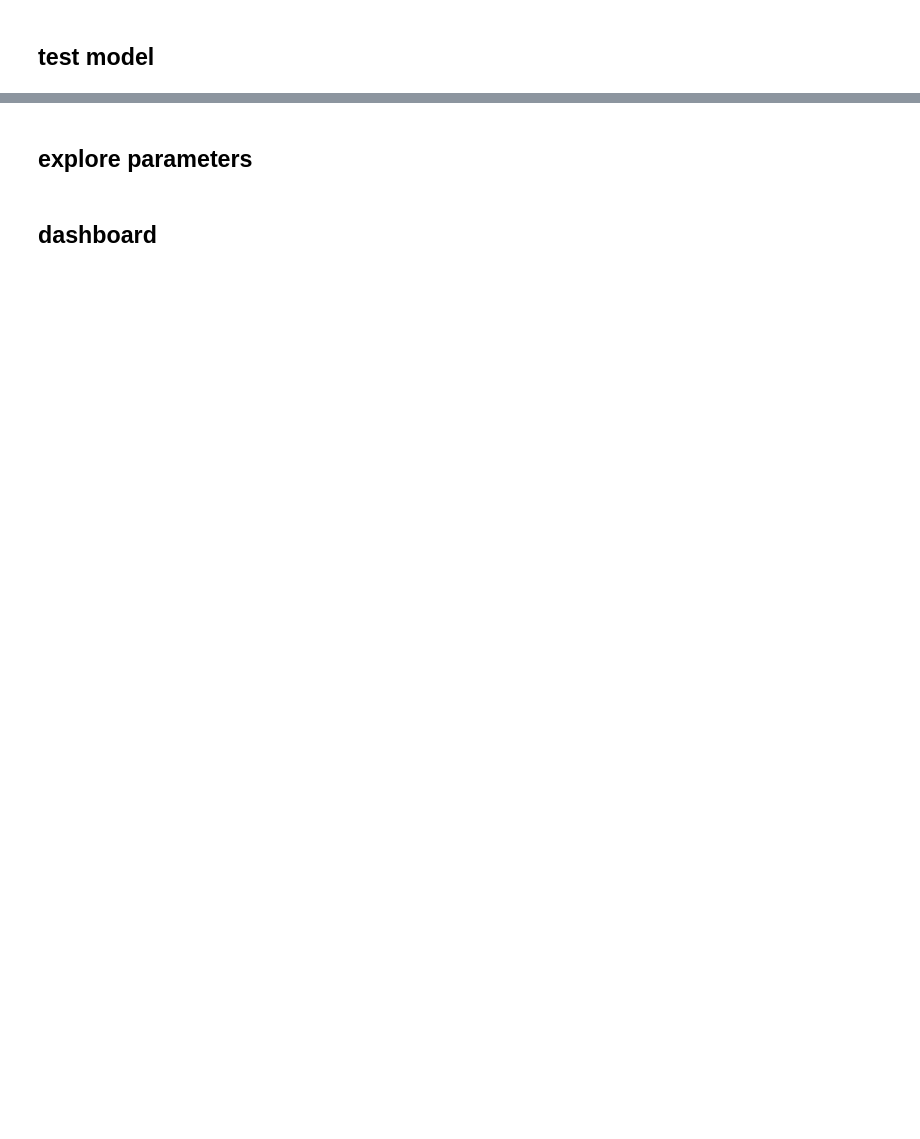
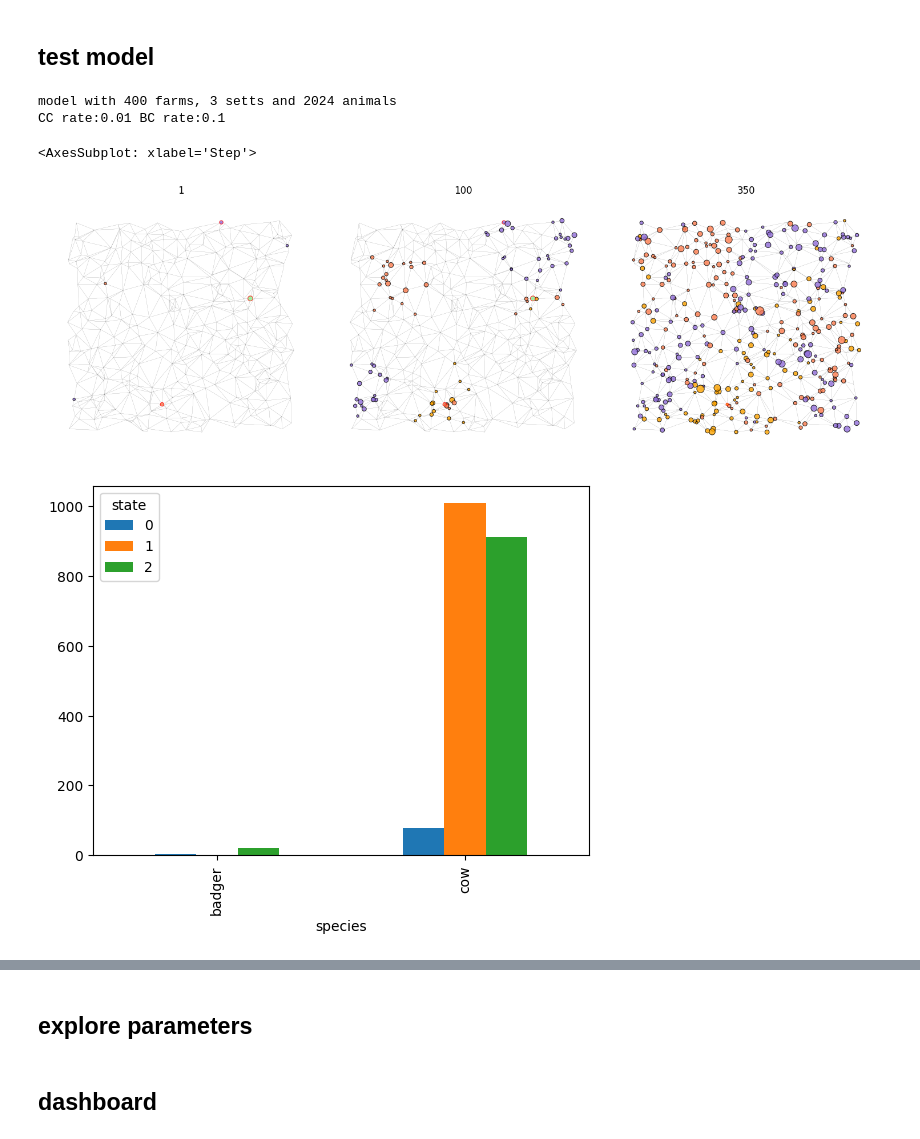
Before and after one commit to dmnfarrell/btbabm, a Jupyter notebook: notebooks/abm_simulation.ipynb, the cells around one changed output, grey strips where cells are left out. Saved outputs shown, nothing was run; the diff lists cells and outputs as text; code cells hidden in the pictures; blank space fills up the shorter version.

```diff
--- a/notebooks/abm_simulation.ipynb
+++ b/notebooks/abm_simulation.ipynb
@@ -91,29 +93,35 @@ nx.draw(G,pos,node_size=0,alpha=0.5,ax=ax)
 # %%
 reload(utils)
 reload(models)
 
-model = models.FarmPathogenModel(F=500,S=3,C=2000,mean_inf_time=100,mean_stay_time=50,mean_latency_time=120,infected_start=1,
+model = models.FarmPathogenModel(F=400,S=3,C=2000,mean_inf_time=100,mean_stay_time=300,mean_latency_time=120,infected_start=2,allow_moves=True,
                        cctrans=0.01,bctrans=0.1,seq_length=100,graph_type='default',graph_seed=7)
 print (model)
 
 fig,ax=plt.subplots(1,3,figsize=(15,5))
 axs=ax.flat
 st=time.time()
 i=0
 
-for s in range(500):
+for s in range(600):
     if s in [1,100,350]:
         utils.plot_grid(model,ax=axs[i],pos=model.pos,colorby='strain',ns='num_infected')
         axs[i].set_title(s)
         i+=1
     model.step()
 #model.get_moves()
 df=model.get_infected_data()
 #print (df.species.value_counts())
 #model.get_herds_data()
 #fig=plot_herds_data(model)
 #fig,ax=plt.subplots(1,2,figsize=(15,4))
 fig = utils.plot_by_species(model)
 df=model.get_column_data()
 df.plot()
 #print (time.time()-st)
+# %% [output]
+model with 400 farms, 3 setts and 2024 animals
+CC rate:0.01 BC rate:0.1
+<AxesSubplot: xlabel='Step'>
+[figure, added]
+[figure, added]
```
Also changed, not shown: parts of 14 cells of this notebook, 2 other files.
